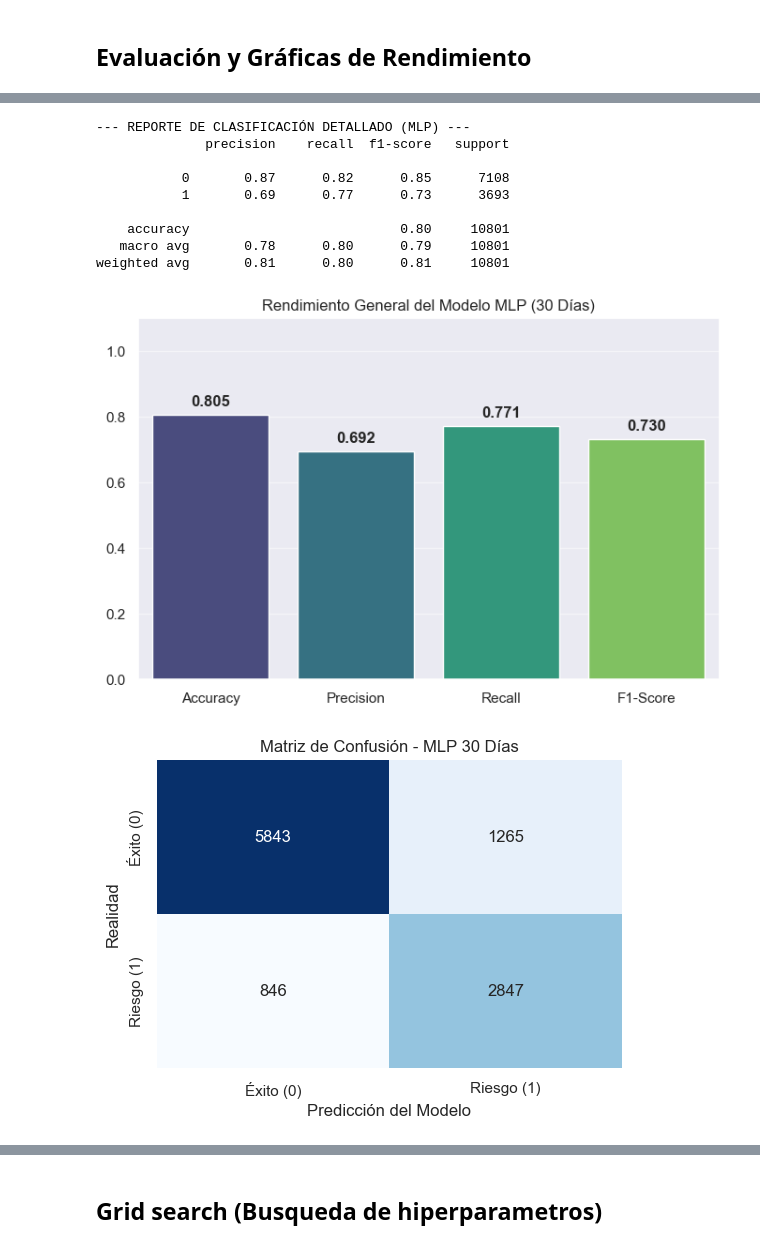
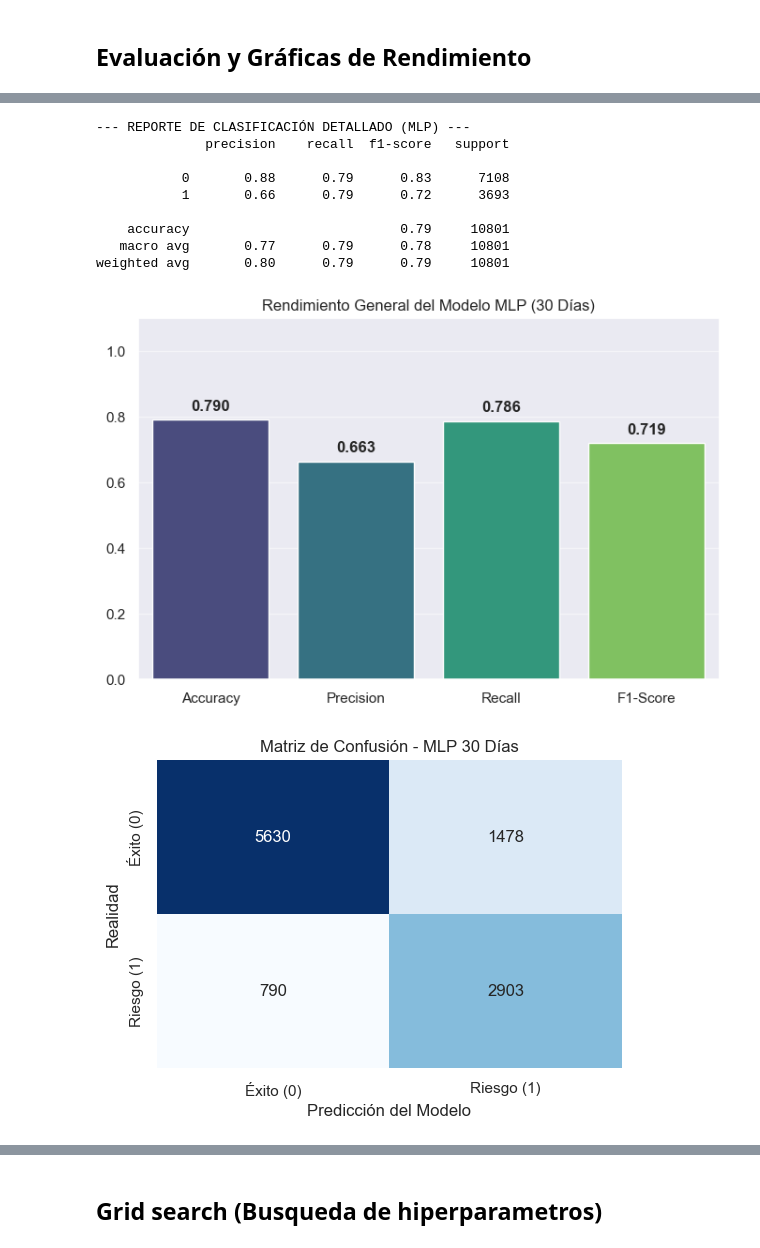
Before and after one commit to jngomm00/early-student-burnout-detection, a Jupyter notebook: code/90-days/mlp/conf1.ipynb, the cells around one changed output, grey strips where cells are left out. Cells and saved outputs as stored; diff of their text form; code cells hidden in the pictures.

```diff
--- a/code/90-days/mlp/conf1.ipynb
+++ b/code/90-days/mlp/conf1.ipynb
@@ -83,16 +83,27 @@ preprocessor = ColumnTransformer(
         ('cat', OneHotEncoder(handle_unknown='ignore', sparse_output=False), cat_cols)
     ])
 
+
+"""
+
+ - activation: logistic
+ - early_stopping: False
+ - hidden_layer_sizes: (40, 50, 50, 10)
+ - learning_rate_init: 0.001
+ - max_iter: 100
+
+"""
+
 # 3. Pipeline Base MLP (Red Neuronal)
 mlp_pipeline = Pipeline(steps=[
     ('preprocessor', preprocessor),
     ('classifier', MLPClassifier(
-        hidden_layer_sizes=(100, 50), # 100 neuronas en la capa 1, 50 en la capa 2
-        activation='relu',            # Función de activación no lineal estándar
-        solver='adam',                # Optimizador de descenso de gradiente
-        alpha=0.0001,                 # Penalización L2 (Regularización) base
-        max_iter=1000,                # Límite de épocas
-        early_stopping=True,          # Detiene el entrenamiento si deja de mejorar (evita sobreajuste)
+        hidden_layer_sizes=(40, 50, 50, 10),  # 100 neuronas en la capa 1, 50 en la capa 2
+        activation='logistic',  # Función de activación no lineal estándar
+        solver='adam',  # Optimizador de descenso de gradiente
+        alpha=0.0001,  # Penalización L2 (Regularización) base
+        max_iter=100,  # Límite de épocas
+        early_stopping=False,  # Detiene el entrenamiento si deja de mejorar (evita sobreajuste)
         random_state=42
     ))
 ])
@@ -122,7 +133,6 @@ for p in ax1.patches:
     ax1.annotate(f'{int(p.get_height())}', (p.get_x() + p.get_width() / 2., p.get_height()),
                  ha='center', va='center', fontsize=11, color='black', xytext=(0, 5), textcoords='offset points')
 plt.show()
-
 
 acc = accuracy_score(y_test, y_pred)
 prec = precision_score(y_test, y_pred, zero_division=0)
@@ -156,39 +166,40 @@ fig3 = plt.figure(figsize=(6, 4))
 
 sns.heatmap(cm, annot=True, fmt='d', cmap='Blues', cbar=False,
             xticklabels=['Éxito (0)', 'Riesgo (1)'],
             yticklabels=['Éxito (0)', 'Riesgo (1)'])
 plt.title('Matriz de Confusión - MLP 30 Días')
 plt.xlabel('Predicción del Modelo')
 plt.ylabel('Realidad')
 plt.show()
 
 # ==========================================
 # GRÁFICO 4: Accuracy Global vs Recall Minoritario
 # ==========================================
 report_dict = classification_report(y_test, y_pred, output_dict=True, zero_division=0)
 burnout_recall = report_dict['1']['recall']
 
 fig4 = plt.figure(figsize=(6, 4))
 
 metric_names_comp = ['Accuracy Global', 'Recall (Agotamiento)']
 metric_values_comp = [acc, burnout_recall]
-ax4 = sns.barplot(x=metric_names_comp, y=metric_values_comp, hue=metric_names_comp, palette=['#4682B4', '#CD5C5C'], legend=False)
+ax4 = sns.barplot(x=metric_names_comp, y=metric_values_comp, hue=metric_names_comp, palette=['#4682B4', '#CD5C5C'],
+                  legend=False)
 plt.title('Evaluación de Desbalanceo (MLP)')
 plt.ylim(0, 1.1)
 
 for i, v in enumerate(metric_values_comp):
-    ax4.text(i, v + 0.02, f"{v*100:.1f}%", ha='center', va='bottom', fontweight='bold')
+    ax4.text(i, v + 0.02, f"{v * 100:.1f}%", ha='center', va='bottom', fontweight='bold')
 plt.show()
 # %% [output]
 [figure]
 --- REPORTE DE CLASIFICACIÓN DETALLADO (MLP) ---
               precision    recall  f1-score   support
 
-           0       0.87      0.82      0.85      7108
-           1       0.69      0.77      0.73      3693
+           0       0.88      0.79      0.83      7108
+           1       0.66      0.79      0.72      3693
 
-    accuracy                           0.80     10801
-   macro avg       0.78      0.80      0.79     10801
-weighted avg       0.81      0.80      0.81     10801
+    accuracy                           0.79     10801
+   macro avg       0.77      0.79      0.78     10801
+weighted avg       0.80      0.79      0.79     10801
-[figure, old version]
+[figure, new version]
 [figure]
```
Also changed, not shown: parts of 2 cells of this notebook, 8 other files.
